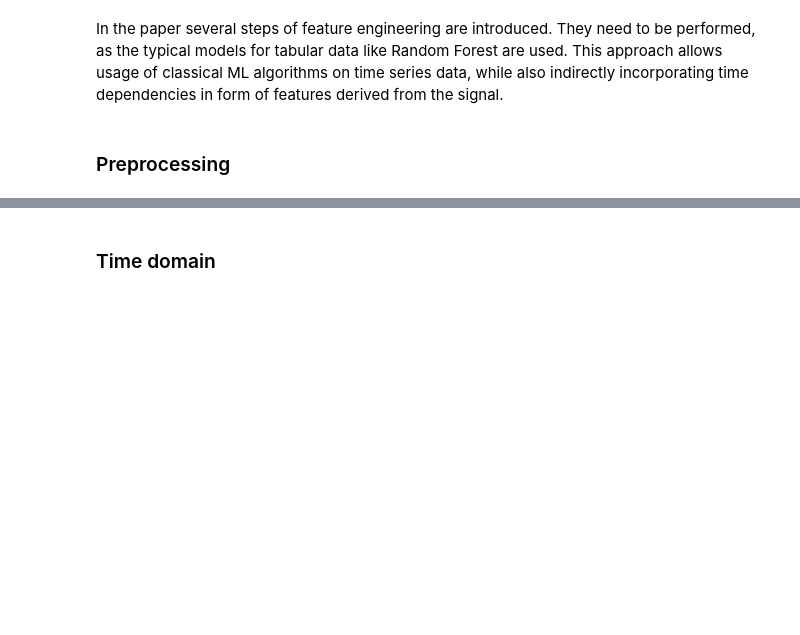
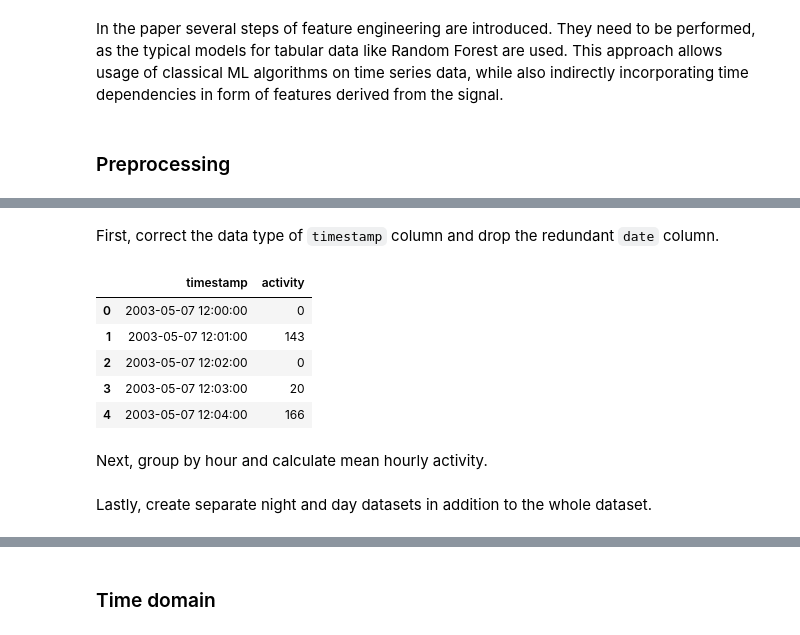
Before and after one commit to j-adamczyk/Mental_health_time_series, a Jupyter notebook: depresjon_eda_and_basic_reproduction.ipynb, the cells around one changed output, grey strips where cells are left out. Saved outputs shown, nothing was run; the diff lists cells and outputs as text; code cells hidden in the pictures; blank space fills up the shorter version.

Commit message:
Data preprocessing and cleaning done, ready for feature engineering

```diff
--- a/depresjon_eda_and_basic_reproduction.ipynb
+++ b/depresjon_eda_and_basic_reproduction.ipynb
@@ -214,0 +234,20 @@ controls_trimmed = [df.iloc[:min_length] for df in controls]
+# %% [markdown]
+First, correct the data type of `timestamp` column and drop the redundant `date` column.
+# %%
+for df in (conditions + conditions):
+    df["timestamp"] = pd.to_datetime(df["timestamp"], format="%Y-%m-%d %H:%M:%S")
+
+for df in (conditions_nontrimmed + controls_nontrimmed):
+    if "date" in df.columns:
+        df.drop("date", axis=1, inplace=True)
+
+conditions[0].head()
+# %% [output]
+|  | timestamp | activity |
+| 0 | 2003-05-07 12:00:00 | 0 |
+| 1 | 2003-05-07 12:01:00 | 143 |
+| 2 | 2003-05-07 12:02:00 | 0 |
+| 3 | 2003-05-07 12:03:00 | 20 |
+| 4 | 2003-05-07 12:04:00 | 166 |
+# %% [markdown]
+Next, group by hour and calculate mean hourly activity.
@@ -214,0 +278,2 @@ controls_trimmed = [df.iloc[:min_length] for df in controls]
+# %% [markdown]
+Lastly, create separate night and day datasets in addition to the whole dataset.
```
Also changed, not shown: parts of 21 cells of this notebook.
